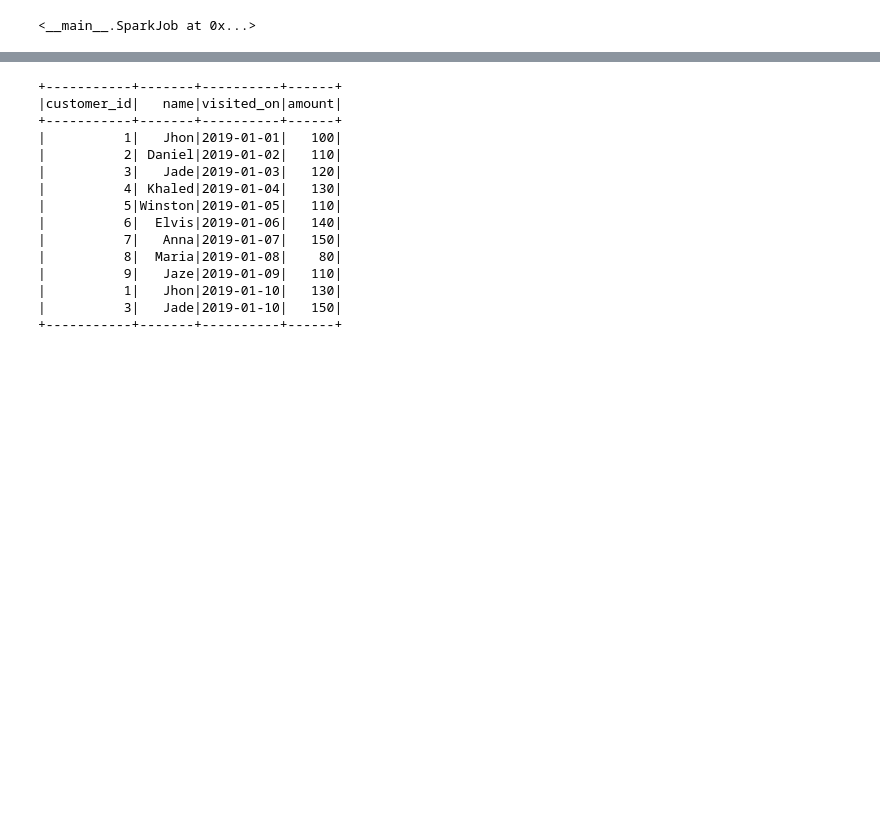
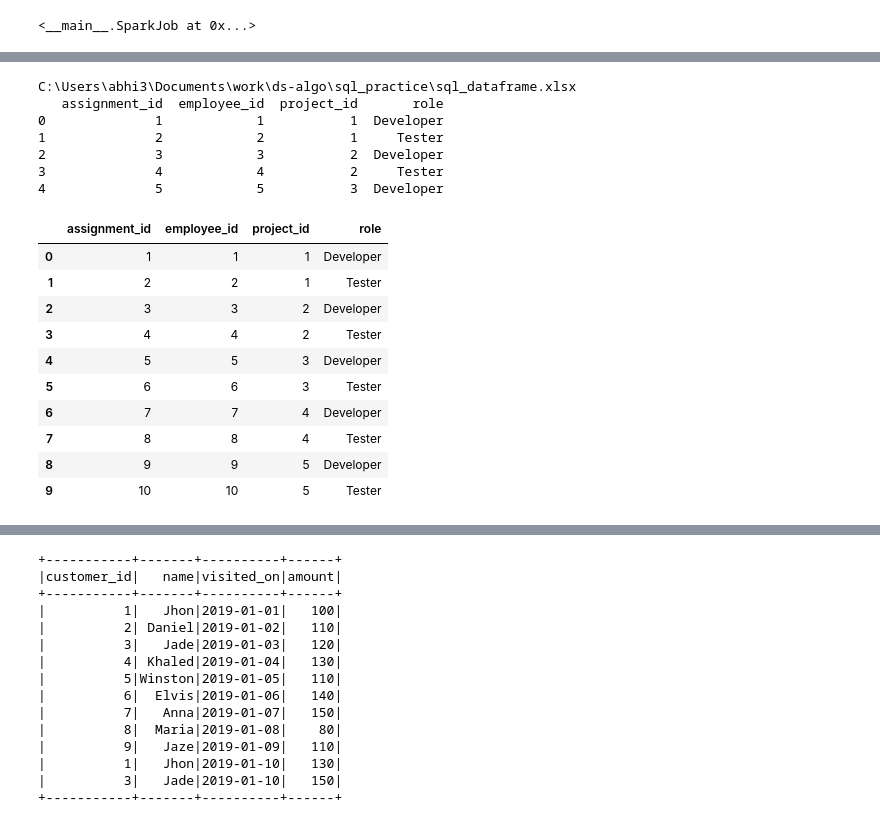
Before and after one commit to abhishekzgithub/ds-algo, a Jupyter notebook: sql_practice/postgres_practice.ipynb, the cells around one changed output, grey strips where cells are left out. Saved outputs shown, nothing was run; the diff lists cells and outputs as text; code cells hidden in the pictures; blank space fills up the shorter version.

```diff
--- a/sql_practice/postgres_practice.ipynb
+++ b/sql_practice/postgres_practice.ipynb
@@ -62,7 +62,7 @@ import pathlib
 class PostgresOps:
 
     def __init__(self):
-        self.engine = create_engine('postgresql://postgres:7fd2c637bef349a587ed0b6456d04f14@localhost:5432/postgres')
+        self.engine = create_engine('postgresql://postgres:8757f72c3dc74bd6b3396ceab3ed7570@localhost:5432/postgres')
         self.current_dir= pathlib.Path(os.path.abspath(''))
 
     def get_excel_path(self, filename):
@@ -101,19 +109,39 @@ data
 # %%
 sheetname="test"
 sheetname="Works"
 sheetname="departments"
 sheetname="Employees"
 sheetname="Employee"
 sheetname="user_content"
 sheetname="Logs"
+sheetname="acquity_assignments"
 filepath=p.get_excel_path("sql_dataframe.xlsx")
 print(filepath)
 df=p.read_from_excel(sheetname,filepath)
 print(df.head())
 df.to_sql(sheetname, p.engine,index=False,if_exists='replace')
 df1=pd.read_sql_table(sheetname, p.engine, schema=None, index_col=None,
                      coerce_float=True, parse_dates=None, columns=None, chunksize=None)
 df1
+# %% [output]
+C:\Users\abhi3\Documents\work\ds-algo\sql_practice\sql_dataframe.xlsx
+   assignment_id  employee_id  project_id       role
+0              1            1           1  Developer
+1              2            2           1     Tester
+2              3            3           2  Developer
+3              4            4           2     Tester
+4              5            5           3  Developer
+|  | assignment_id | employee_id | project_id | role |
+| 0 | 1 | 1 | 1 | Developer |
+| 1 | 2 | 2 | 1 | Tester |
+| 2 | 3 | 3 | 2 | Developer |
+| 3 | 4 | 4 | 2 | Tester |
+| 4 | 5 | 5 | 3 | Developer |
+| 5 | 6 | 6 | 3 | Tester |
+| 6 | 7 | 7 | 4 | Developer |
+| 7 | 8 | 8 | 4 | Tester |
+| 8 | 9 | 9 | 5 | Developer |
+| 9 | 10 | 10 | 5 | Tester |
 # %%
 text_path=r"C:\Users\abhi3\Documents\work\ds-algo\pyspark_practice\test.txt"
 columns=["product_id"  ,"start_date",  "end_date",    "price"  ]
```
Also changed, not shown: parts of 3 cells of this notebook, 19 other files.
